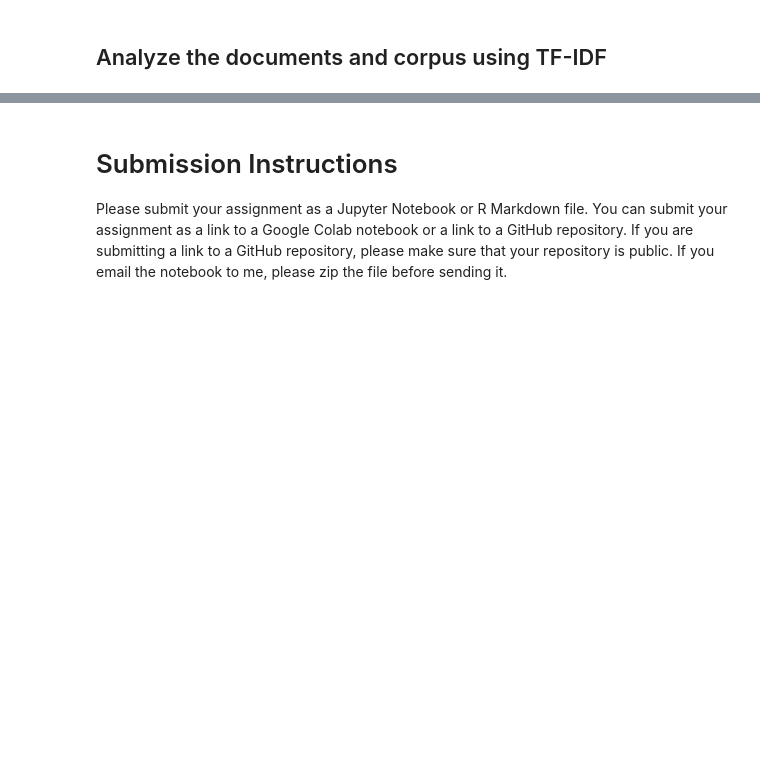
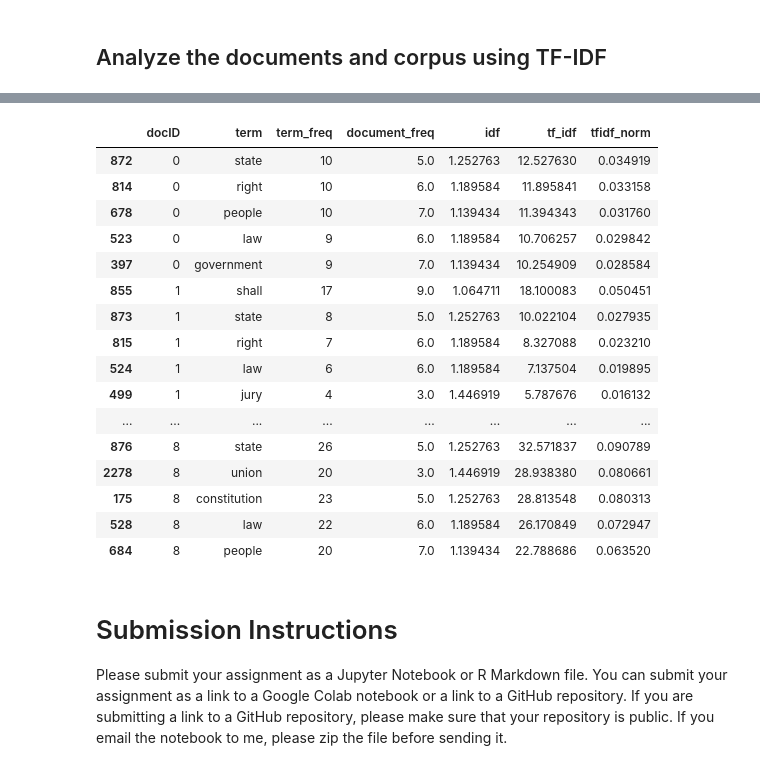
Before and after one commit to JamesMTucker/DATA_340_NLP, a Jupyter notebook: assignment_notebooks/Webscraping.ipynb, the cells around one changed output, grey strips where cells are left out. Saved outputs shown, nothing was run; the diff lists cells and outputs as text; code cells hidden in the pictures; blank space fills up the shorter version.

```diff
--- a/assignment_notebooks/Webscraping.ipynb
+++ b/assignment_notebooks/Webscraping.ipynb
@@ -184,0 +389,4 @@ You can use the `nltk` library to remove stop words. You can also use the `nltk`
+# %%
+import numpy as np
+term_freq['idf'] = np.log((1 + n_docs_in_corpus / (1 + term_freq['document_freq']) + 1))
+term_freq
@@ -184,0 +407,3 @@ You can use the `nltk` library to remove stop words. You can also use the `nltk`
+# %%
+term_freq['tf_idf'] = term_freq['term_freq'] * term_freq['idf']
+term_freq.sort_values(by='tf_idf', ascending=False)
@@ -185,3 +424,28 @@ You can use the `nltk` library to remove stop words. You can also use the `nltk`
+# %%
+from sklearn import preprocessing
+term_freq['tfidf_norm'] = preprocessing.normalize(term_freq[['tf_idf']], axis=0, norm='l2')
+# %%
+top_n_terms = term_freq.sort_values(by=['docID', 'tf_idf'], ascending=[True, False]).groupby(['docID']).head(5)
+# %%
+top_n_terms
+# %% [output]
+|  | docID | term | term_freq | document_freq | idf | tf_idf | tfidf_norm |
+| 872 | 0 | state | 10 | 5.0 | 1.252763 | 12.527630 | 0.034919 |
+| 814 | 0 | right | 10 | 6.0 | 1.189584 | 11.895841 | 0.033158 |
+| 678 | 0 | people | 10 | 7.0 | 1.139434 | 11.394343 | 0.031760 |
+| 523 | 0 | law | 9 | 6.0 | 1.189584 | 10.706257 | 0.029842 |
+| 397 | 0 | government | 9 | 7.0 | 1.139434 | 10.254909 | 0.028584 |
+| 855 | 1 | shall | 17 | 9.0 | 1.064711 | 18.100083 | 0.050451 |
+| 873 | 1 | state | 8 | 5.0 | 1.252763 | 10.022104 | 0.027935 |
+| 815 | 1 | right | 7 | 6.0 | 1.189584 | 8.327088 | 0.023210 |
+| 524 | 1 | law | 6 | 6.0 | 1.189584 | 7.137504 | 0.019895 |
+| 499 | 1 | jury | 4 | 3.0 | 1.446919 | 5.787676 | 0.016132 |
+| ... | ... | ... | ... | ... | ... | ... | ... |
+| 876 | 8 | state | 26 | 5.0 | 1.252763 | 32.571837 | 0.090789 |
+| 2278 | 8 | union | 20 | 3.0 | 1.446919 | 28.938380 | 0.080661 |
+| 175 | 8 | constitution | 23 | 5.0 | 1.252763 | 28.813548 | 0.080313 |
+| 528 | 8 | law | 22 | 6.0 | 1.189584 | 26.170849 | 0.072947 |
+| 684 | 8 | people | 20 | 7.0 | 1.139434 | 22.788686 | 0.063520 |
 # %% [markdown]
 # Submission Instructions
 
```
Also changed, not shown: parts of 25 cells of this notebook, 1 other file.
